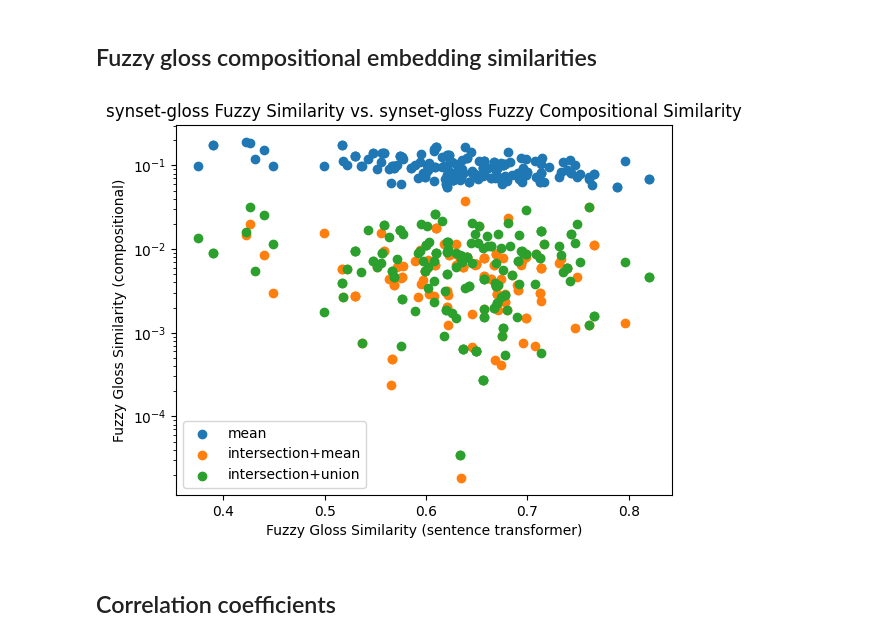
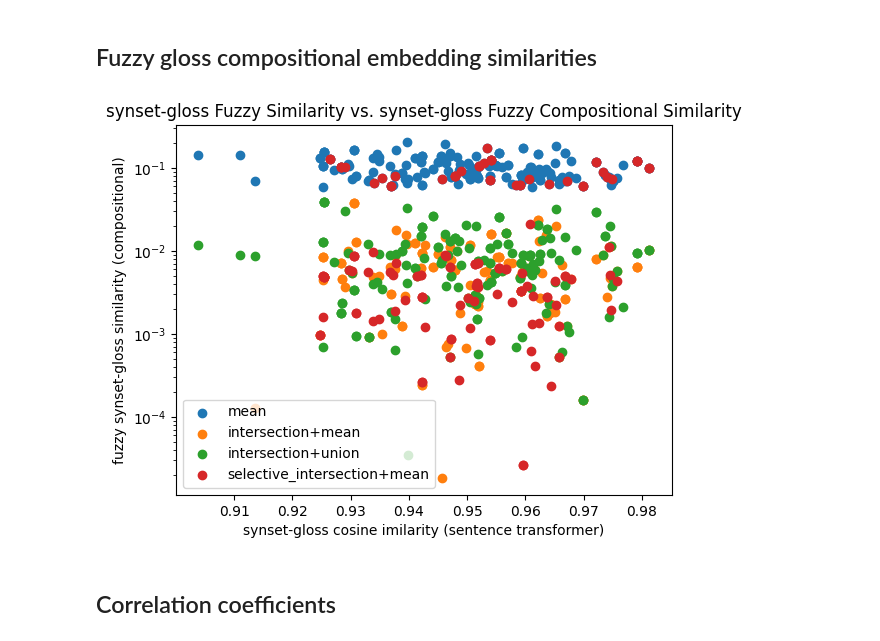
Before and after one commit to IsaacFigNewton/DisCoFuzz, a Jupyter notebook: DisCoFuzz.ipynb, the cells around one changed output. Saved outputs shown, nothing was run; the diff lists cells and outputs as text; code cells hidden in the pictures.

```diff
--- a/DisCoFuzz.ipynb
+++ b/DisCoFuzz.ipynb
@@ -1149,6 +1159,12 @@ intersection_union_composer = SpacyDependencyComposer(
     lemma_vectorizer=lemma_vectorizer,
     fuzzifier=fuzzifier
 )
+selective_intersection_mean_composer = SpacyDependencyComposer(
+    strategy="selective_intersection+mean",
+    spacy_model=spacy_model,
+    lemma_vectorizer=lemma_vectorizer,
+    fuzzifier=fuzzifier
+)
 # %%
 # get compositional embeddings for glosses using different strategies
 wn_df["gloss_vect_fuzzy_composed_mean"] = wn_df["gloss"].apply(mean_composer)
@@ -1156,6 +1172,8 @@ wn_df["gloss_vect_fuzzy_composed_mean"] = wn_df["gloss"].apply(mean_composer)
 wn_df["gloss_vect_fuzzy_composed_intersection_mean"] = wn_df["gloss"].apply(intersection_mean_composer)
 # %%
 wn_df["gloss_vect_fuzzy_composed_intersection_union"] = wn_df["gloss"].apply(intersection_union_composer)
+# %%
+wn_df["gloss_vect_fuzzy_composed_selective_intersection_mean"] = wn_df["gloss"].apply(selective_intersection_mean_composer)
 # %% [markdown]
 # Test fuzzy embedding operators
 # %%
@@ -1280,6 +1298,7 @@ eval_dict = {
     "syn_gloss_fuzzy_comp_mean_similarities": list(),
     "syn_gloss_fuzzy_comp_int_mean_similarities": list(),
     "syn_gloss_fuzzy_comp_int_union_similarities": list(),
+    "syn_gloss_fuzzy_comp_sel_int_mean_similarities": list(),
 
     # for comparing lemma-lemma IPs
     "lemma_cosine_similarities": list(),
@@ -1372,18 +1391,23 @@ for a, b in random_pairing_indices:
         synset_vect_fuzzy,
         wn_df.loc[a, 'gloss_vect_fuzzy_composed_intersection_union']
   ).numpy())
+  eval_dict["syn_gloss_fuzzy_comp_sel_int_mean_similarities"].append(fuzzifier.similarity(
+        synset_vect_fuzzy,
+        wn_df.loc[a, 'gloss_vect_fuzzy_composed_selective_intersection_mean']
+  ).numpy())
 # %%
-plt.scatter(eval_dict["syn_gloss_fuzzy_similarities"], eval_dict["syn_gloss_fuzzy_comp_mean_similarities"])
-plt.scatter(eval_dict["syn_gloss_fuzzy_similarities"], eval_dict["syn_gloss_fuzzy_comp_int_mean_similarities"])
-plt.scatter(eval_dict["syn_gloss_fuzzy_similarities"], eval_dict["syn_gloss_fuzzy_comp_int_union_similarities"])
-plt.xlabel("Fuzzy Gloss Similarity (sentence transformer)")
-plt.ylabel("Fuzzy Gloss Similarity (compositional)")
+plt.scatter(eval_dict["syn_gloss_cosine_similarities"], eval_dict["syn_gloss_fuzzy_comp_mean_similarities"])
+plt.scatter(eval_dict["syn_gloss_cosine_similarities"], eval_dict["syn_gloss_fuzzy_comp_int_mean_similarities"])
+plt.scatter(eval_dict["syn_gloss_cosine_similarities"], eval_dict["syn_gloss_fuzzy_comp_int_union_similarities"])
+plt.scatter(eval_dict["syn_gloss_cosine_similarities"], eval_dict["syn_gloss_fuzzy_comp_sel_int_mean_similarities"])
+plt.xlabel("synset-gloss cosine imilarity (sentence transformer)")
+plt.ylabel("fuzzy synset-gloss similarity (compositional)")
 plt.yscale("log")
-plt.legend(["mean", "intersection+mean", "intersection+union"])
+plt.legend(["mean", "intersection+mean", "intersection+union", "selective_intersection+mean"])
 plt.title("synset-gloss Fuzzy Similarity vs. synset-gloss Fuzzy Compositional Similarity")
 plt.show()
 # %% [output]
-[figure, old version]
+[figure, new version]
 # %% [markdown]
 ## Correlation coefficients
 # %%
```
Also changed, not shown: parts of 21 cells of this notebook.
